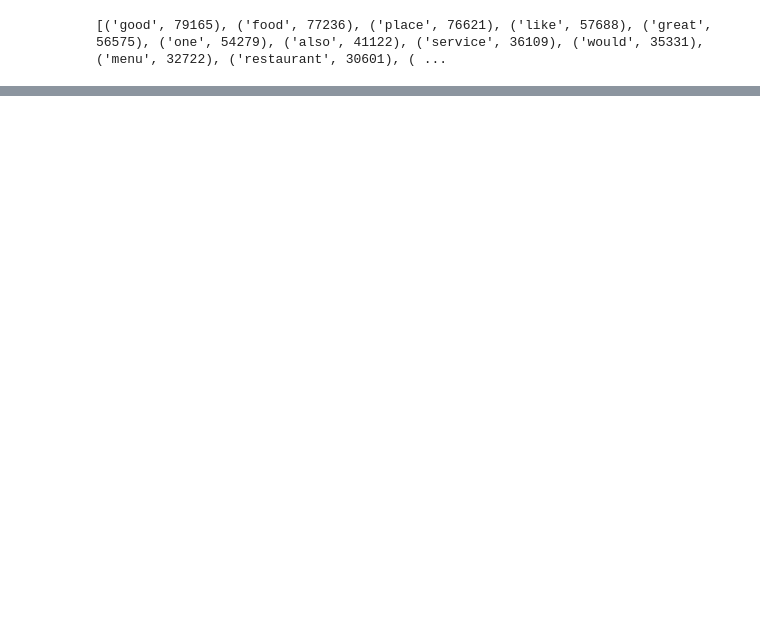
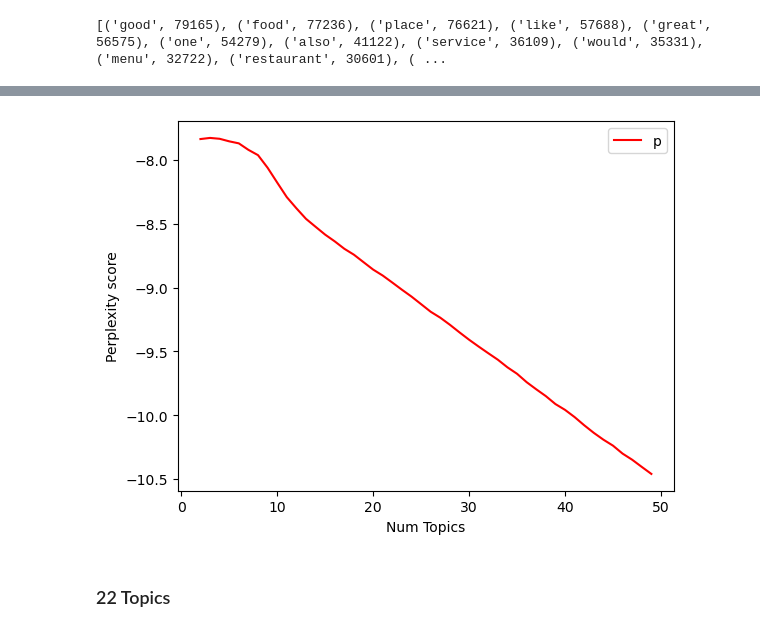
Before and after one commit to gadddy/Text-Mining-Learning-Applications, a Jupyter notebook: topic-modelling/yelp_lda.ipynb, the cells around one changed output, grey strips where cells are left out. Drawn from its saved outputs; the diff is of its cells as text; code cells hidden in the pictures; blank space fills up the shorter version.

```diff
--- a/topic-modelling/yelp_lda.ipynb
+++ b/topic-modelling/yelp_lda.ipynb
@@ -43,0 +105,19 @@ IndexError: list index out of range
+# %%
+# Show perplexity score graph
+
+import matplotlib.pyplot as plt
+
+limit=50; start=2; step=1;
+x_plex = range(start, limit, step)
+plt.plot(x_plex, perplexity_values,color='red')
+plt.xlabel("Num Topics")
+plt.ylabel("Perplexity score")
+plt.legend(("perplexity_values"), loc='best')
+# Save the plot
+plt.savefig('perplexity_values.png')
+
+plt.show()
+# %% [output]
+[figure, added]
+# %% [markdown]
+### 22 Topics
```
Also changed, not shown: parts of 33 cells of this notebook.
